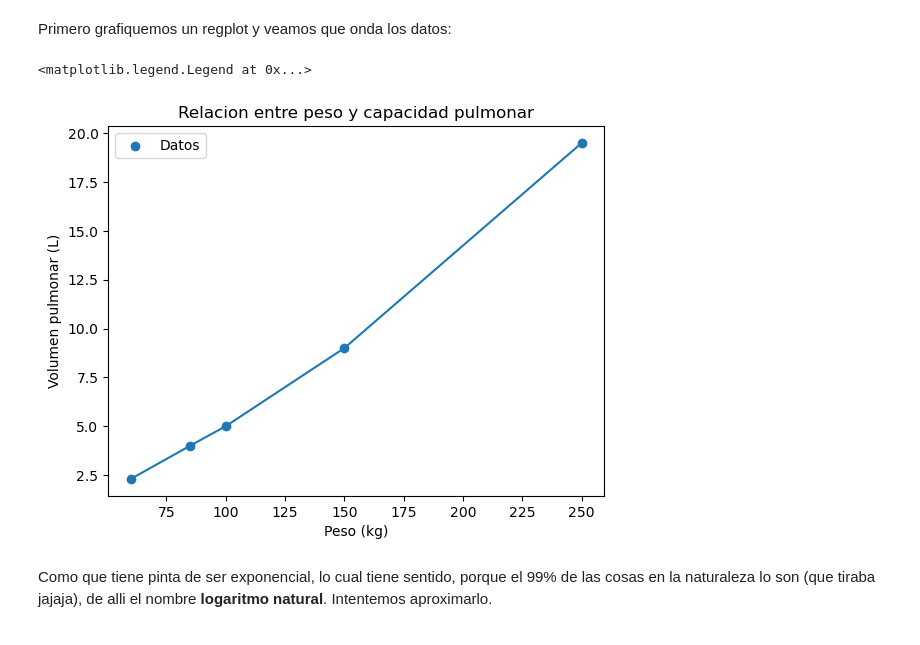
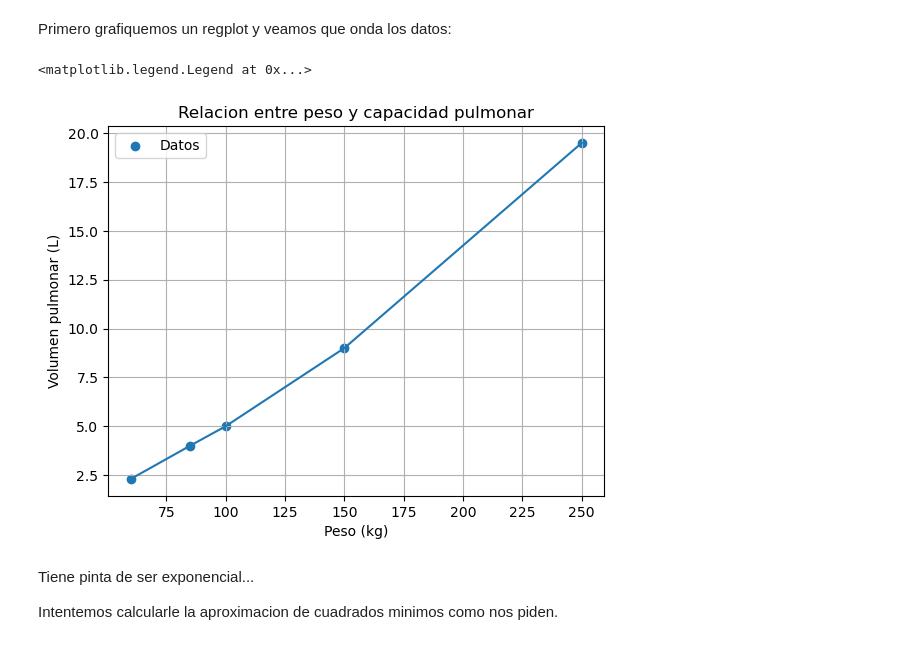
Before and after one commit to lmendezayl/uba-alc, a Jupyter notebook: guias/soluciones/guia6.ipynb, the cells around one changed output. Cells and saved outputs as stored; diff of their text form; code cells hidden in the pictures.

```diff
--- a/guias/soluciones/guia6.ipynb
+++ b/guias/soluciones/guia6.ipynb
@@ -586,15 +595,18 @@ Primero grafiquemos un regplot y veamos que onda los datos:
 # %%
 peso = [60,85,100,150,250]
 volumen_pulmonar = [2.3,4,5,9,19.5]
 
 plt.scatter(peso, volumen_pulmonar, label="Datos")
 plt.plot(peso,volumen_pulmonar)
 plt.title("Relacion entre peso y capacidad pulmonar")
 plt.xlabel("Peso (kg)")
 plt.ylabel("Volumen pulmonar (L)")
+plt.grid()
 plt.legend()
 # %% [output]
 <matplotlib.legend.Legend at 0x...>
-[figure, old version]
+[figure, new version]
-# %% [markdown]
-Como que tiene pinta de ser exponencial, lo cual tiene sentido, porque el 99% de las cosas en la naturaleza lo son  (que tiraba jajaja), de alli el nombre **logaritmo natural**. Intentemos aproximarlo.
+# %% [markdown]
+Tiene pinta de ser exponencial...
+
+Intentemos calcularle la aproximacion de cuadrados minimos como nos piden.
```
Also changed, not shown: parts of 17 cells of this notebook, 1 other file.
